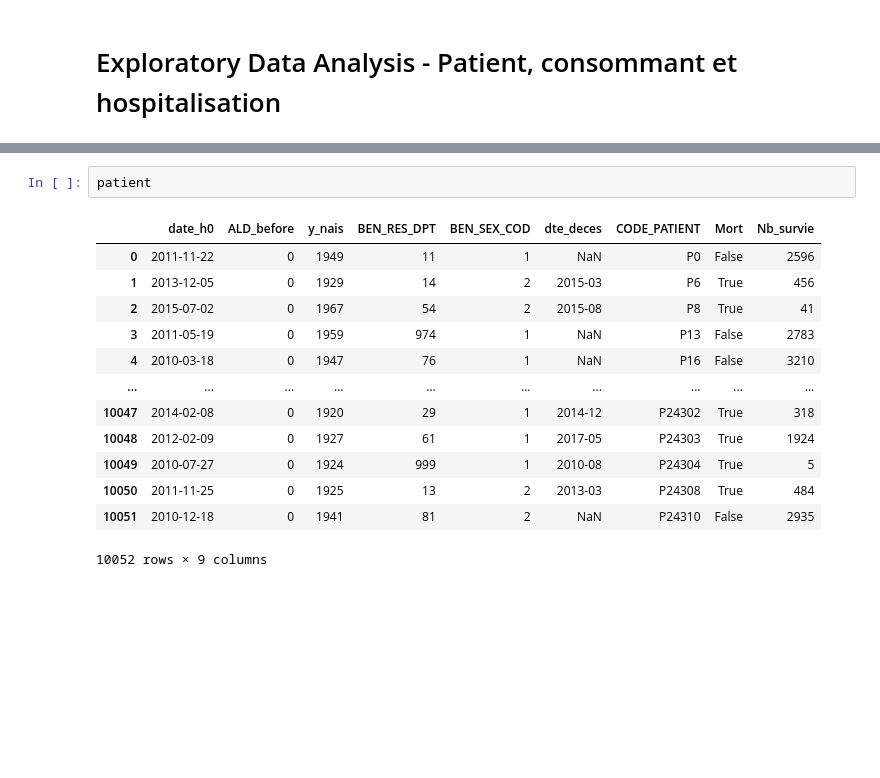
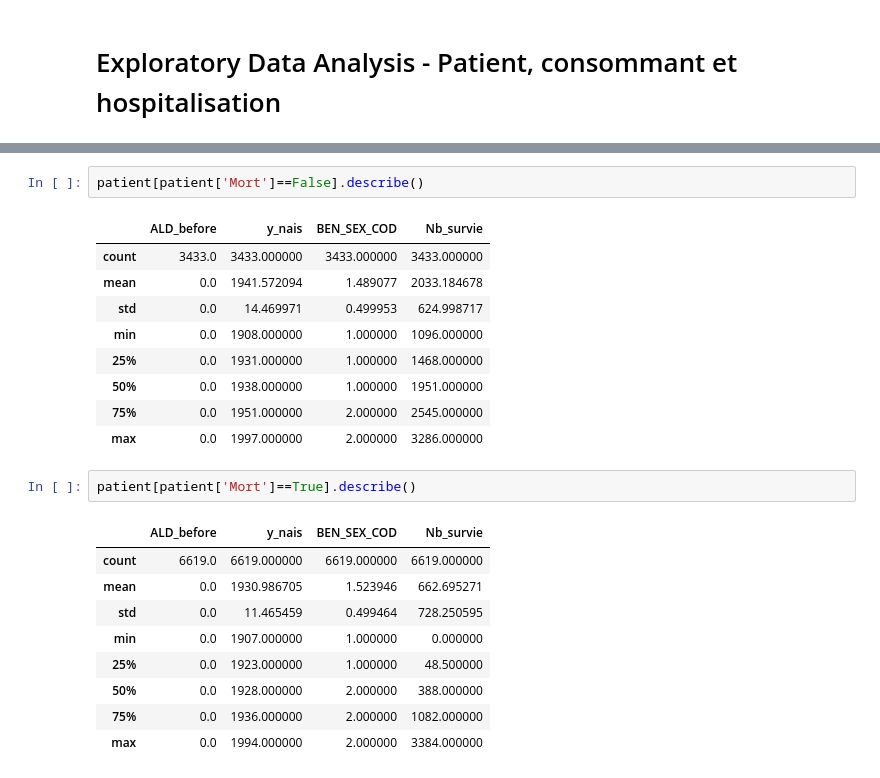
Before and after one commit to Kirscher/TextMining_Parcours_de_soin, a Jupyter notebook: EDA.ipynb, the cells around one changed output, grey strips where cells are left out. Saved outputs shown, nothing was run; the diff lists cells and outputs as text; blank space fills up the shorter version.

```diff
--- a/EDA.ipynb
+++ b/EDA.ipynb
@@ -10,16 +67,24 @@ patient=pd.read_csv("patient_anonyme.csv")
 # %%
-patient
+patient[patient['Mort']==False].describe()
 # %% [output]
-|  | date_h0 | ALD_before | y_nais | BEN_RES_DPT | BEN_SEX_COD | dte_deces | CODE_PATIENT | Mort | Nb_survie |
-| 0 | 2011-11-22 | 0 | 1949 | 11 | 1 | NaN | P0 | False | 2596 |
-| 1 | 2013-12-05 | 0 | 1929 | 14 | 2 | 2015-03 | P6 | True | 456 |
-| 2 | 2015-07-02 | 0 | 1967 | 54 | 2 | 2015-08 | P8 | True | 41 |
-| 3 | 2011-05-19 | 0 | 1959 | 974 | 1 | NaN | P13 | False | 2783 |
-| 4 | 2010-03-18 | 0 | 1947 | 76 | 1 | NaN | P16 | False | 3210 |
-| ... | ... | ... | ... | ... | ... | ... | ... | ... | ... |
-| 10047 | 2014-02-08 | 0 | 1920 | 29 | 1 | 2014-12 | P24302 | True | 318 |
-| 10048 | 2012-02-09 | 0 | 1927 | 61 | 1 | 2017-05 | P24303 | True | 1924 |
-| 10049 | 2010-07-27 | 0 | 1924 | 999 | 1 | 2010-08 | P24304 | True | 5 |
-| 10050 | 2011-11-25 | 0 | 1925 | 13 | 2 | 2013-03 | P24308 | True | 484 |
-| 10051 | 2010-12-18 | 0 | 1941 | 81 | 2 | NaN | P24310 | False | 2935 |
+|  | ALD_before | y_nais | BEN_SEX_COD | Nb_survie |
+| count | 3433.0 | 3433.000000 | 3433.000000 | 3433.000000 |
+| mean | 0.0 | 1941.572094 | 1.489077 | 2033.184678 |
+| std | 0.0 | 14.469971 | 0.499953 | 624.998717 |
+| min | 0.0 | 1908.000000 | 1.000000 | 1096.000000 |
+| 25% | 0.0 | 1931.000000 | 1.000000 | 1468.000000 |
+| 50% | 0.0 | 1938.000000 | 1.000000 | 1951.000000 |
+| 75% | 0.0 | 1951.000000 | 2.000000 | 2545.000000 |
+| max | 0.0 | 1997.000000 | 2.000000 | 3286.000000 |
-10052 rows × 9 columns
+# %%
+patient[patient['Mort']==True].describe()
+# %% [output]
+|  | ALD_before | y_nais | BEN_SEX_COD | Nb_survie |
+| count | 6619.0 | 6619.000000 | 6619.000000 | 6619.000000 |
+| mean | 0.0 | 1930.986705 | 1.523946 | 662.695271 |
+| std | 0.0 | 11.465459 | 0.499464 | 728.250595 |
+| min | 0.0 | 1907.000000 | 1.000000 | 0.000000 |
+| 25% | 0.0 | 1923.000000 | 1.000000 | 48.500000 |
+| 50% | 0.0 | 1928.000000 | 2.000000 | 388.000000 |
+| 75% | 0.0 | 1936.000000 | 2.000000 | 1082.000000 |
+| max | 0.0 | 1994.000000 | 2.000000 | 3384.000000 |
```
Also changed, not shown: parts of 14 cells of this notebook.
